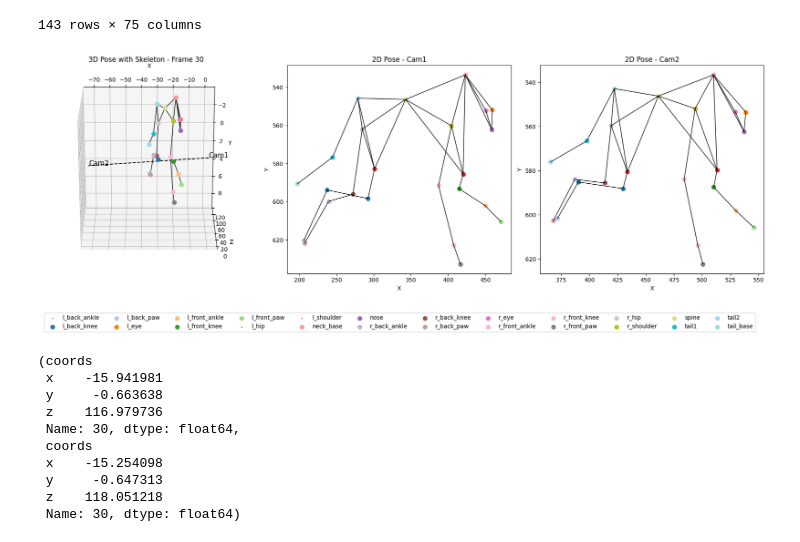
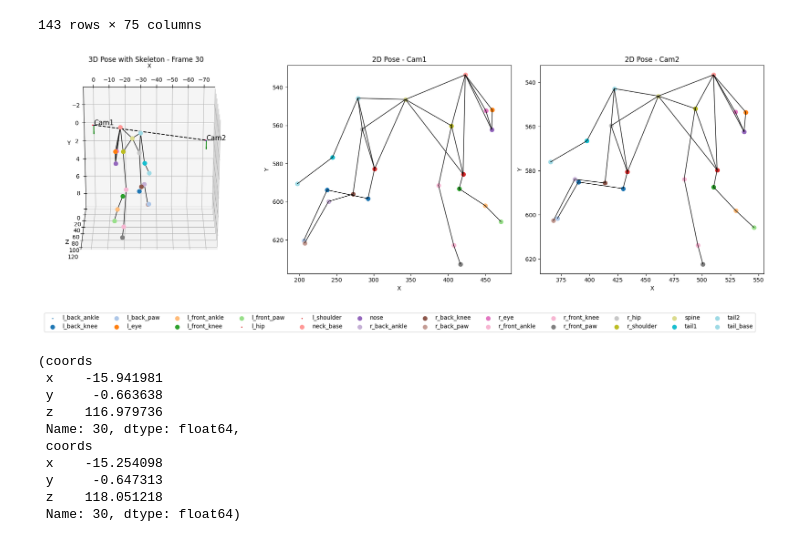
Before and after one commit to lochhh/3D-DLC-AcinoSet, a Jupyter notebook: Demo_3D_DeepLabCut.ipynb, the cells around one changed output. Saved outputs shown, nothing was run; the diff lists cells and outputs as text; code cells hidden in the pictures.

Commit message:
Update plot single frame

```diff
--- a/Demo_3D_DeepLabCut.ipynb
+++ b/Demo_3D_DeepLabCut.ipynb
@@ -434,12 +435,10 @@ df_3d
 # Load stereo params
 metadata_3d = auxiliaryfunctions_3d.LoadMetadata3d("AcinoSet_2017_08_29_top_jules_run1_1/dlc_pw_triangulated/vid1_DLC_3D_meta.pickle")
 # %%
-import matplotlib.cm as cm
-
 frame_num = 30
-frame = df_3d.iloc[30]
-frame_cam1 = df_cam1.iloc[30]
-frame_cam2 = df_cam2.iloc[30]
+frame = df_3d.iloc[frame_num]
+frame_cam1 = df_cam1.iloc[frame_num]
+frame_cam2 = df_cam2.iloc[frame_num]
 
 # Get bodyparts from the MultiIndex
 bodyparts = df_3d.columns.levels[1]
@@ -480,8 +479,8 @@ ax1.set_ylabel('Y')
 ax1.set_zlabel('Z')
 ax1.set_title(f"3D Pose with Skeleton - Frame {frame_num}")
 ax1.view_init(elev=113, azim=-270)
-ax1.invert_zaxis()
-ax1.invert_xaxis()
+#ax1.invert_zaxis()
+#ax1.invert_xaxis()
 
 # Camera 1 at origin
 origin1 = np.array([0, 0, 0])
@@ -490,8 +489,8 @@ axes1 = np.eye(3)
 origin2 = metadata_3d["stereo_matrix"]['T'].reshape(3)
 axes2 = metadata_3d["stereo_matrix"]['R']
 for i, color in zip(range(3), ['r', 'g', 'b']):
-    ax1.quiver(*origin1, *axes1[:, i], color=color, length=0.05)
-    ax1.quiver(*origin2, *axes2[:, i], color=color, length=0.05)
+    ax1.quiver(*origin1, *axes1[:, i], color=color)
+    ax1.quiver(*origin2, *axes2[:, i], color=color)
 # Label cameras
 ax1.text(*origin1, 'Cam1', fontsize=12)
 ax1.text(*origin2, 'Cam2', fontsize=12)
@@ -516,35 +515,35 @@ for bp in bodyparts:
     y = frame_cam2[scorer_name_2d, bp, 'y']
     ax3.scatter(x, y, color=color_map[bp], label=bp, s=50)
 ax3.set_title('2D Pose - Cam2')
 ax3.set_xlabel('X')
 ax3.set_ylabel('Y')
 ax3.invert_yaxis()
 
 # Plot skeleton lines
 for bp1, bp2 in cfg_3d["skeleton"]:
     if bp1 in bodyparts and bp2 in bodyparts:
         x_vals = [
             [frame_cam1[scorer_name_2d, bp1, 'x'],
             frame_cam1[scorer_name_2d, bp2, 'x']],
             [frame_cam2[scorer_name_2d, bp1, 'x'],
             frame_cam2[scorer_name_2d, bp2, 'x']]
         ]
         y_vals = [
             [frame_cam1[scorer_name_2d, bp1, 'y'],
             frame_cam1[scorer_name_2d, bp2, 'y']],
             [frame_cam2[scorer_name_2d, bp1, 'y'],
             frame_cam2[scorer_name_2d, bp2, 'y']]
         ]
         ax2.plot(x_vals[0], y_vals[0], color='black', linewidth=1)
         ax3.plot(x_vals[1], y_vals[1], color='black', linewidth=1)
 
-# Show a horizontal legend split over two rows for all subplots under the figure
+# Show legend
 handles, labels = ax1.get_legend_handles_labels()
 fig.legend(handles, labels, loc='lower center', ncol=len(bodyparts)//2, bbox_to_anchor=(0.5, -0.15))
 plt.tight_layout()
 plt.show()
 # %% [output]
-[figure, old version]
+[figure, new version]
 # %%
 frame[scorer_name_3d, "r_eye", :], frame[scorer_name_3d, "l_eye", :]
 # %% [output]
```
Also changed, not shown: parts of 1 cell of this notebook.
